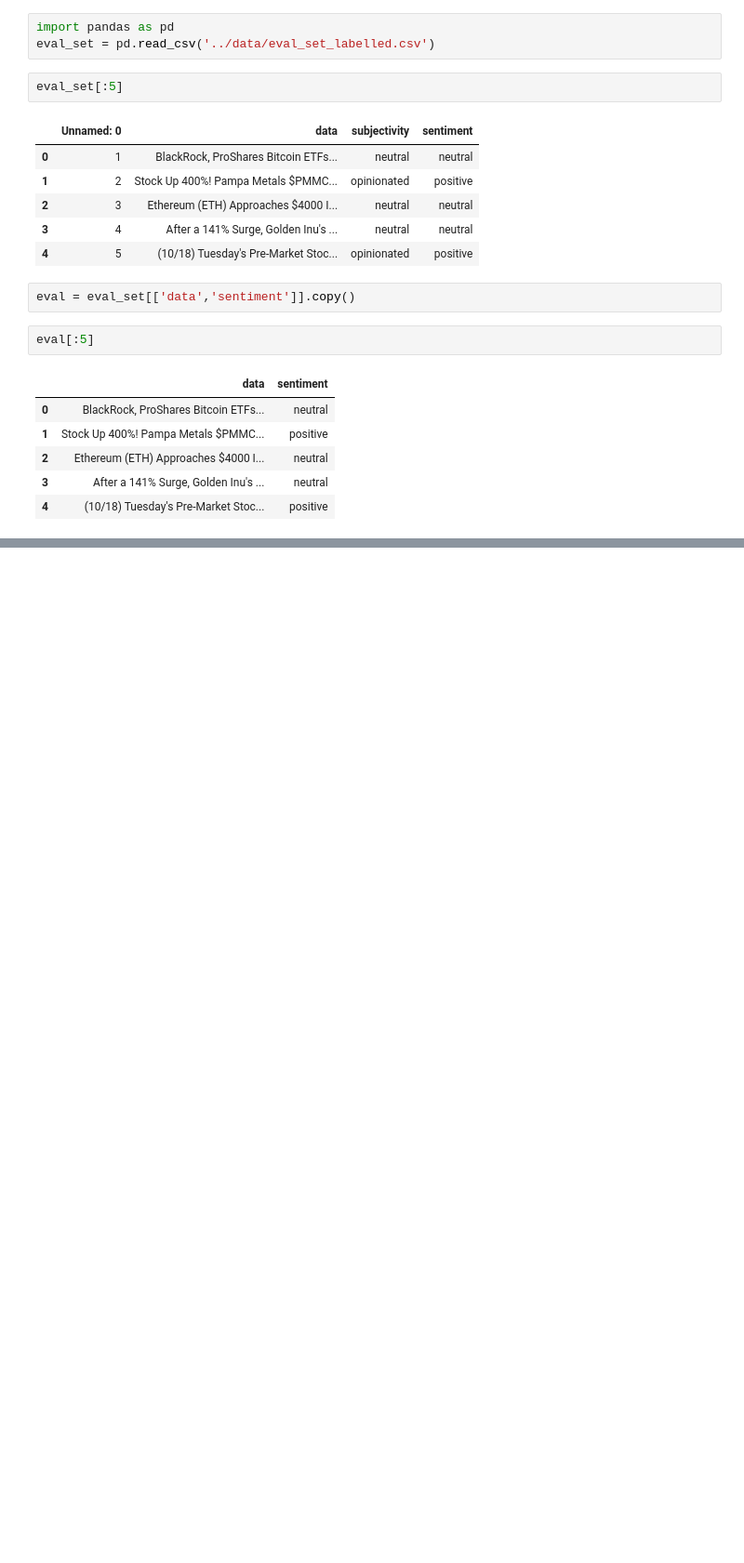
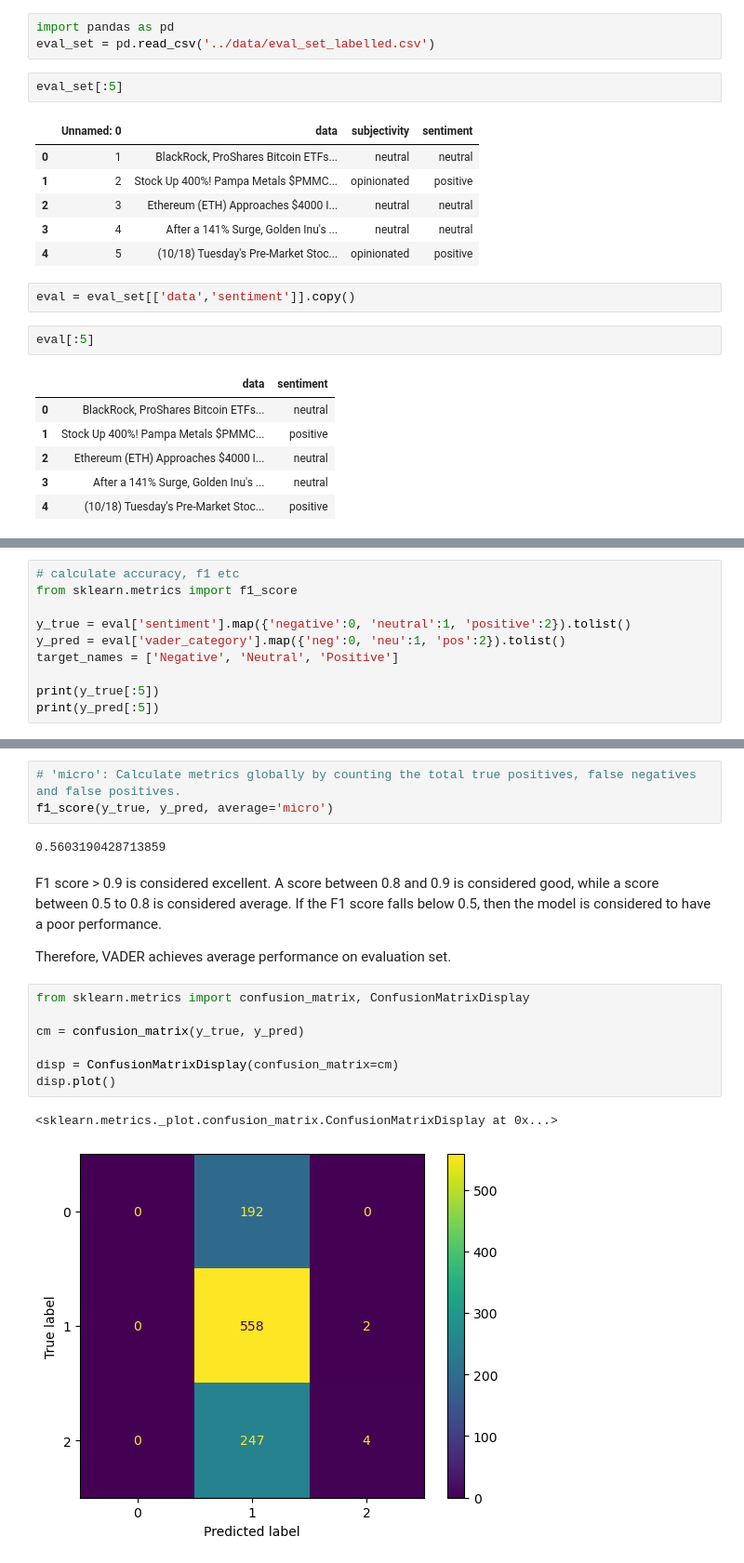
Before and after one commit to IngaleOmkar/Information-Retrieval, a Jupyter notebook: classification/classification.ipynb, the cells around one changed output, grey strips where cells are left out. Shown at 93% size. Drawn from its saved outputs; the diff is of its cells as text; blank space fills up the shorter version.

Commit message:
added accuracy metrics

```diff
--- a/classification/classification.ipynb
+++ b/classification/classification.ipynb
@@ -262,0 +272,10 @@ neu 0.883
+# %%
+# calculate accuracy, f1 etc
+from sklearn.metrics import f1_score
+
+y_true = eval['sentiment'].map({'negative':0, 'neutral':1, 'positive':2}).tolist()
+y_pred = eval['vader_category'].map({'neg':0, 'neu':1, 'pos':2}).tolist()
+target_names = ['Negative', 'Neutral', 'Positive']
+
+print(y_true[:5])
+print(y_pred[:5])
@@ -262,0 +298,19 @@ neu 0.883
+# %%
+# 'micro': Calculate metrics globally by counting the total true positives, false negatives and false positives.
+f1_score(y_true, y_pred, average='micro')
+# %% [output]
+0.5603190428713859
+# %% [markdown]
+F1 score > 0.9 is considered excellent. A score between 0.8 and 0.9 is considered good, while a score between 0.5 to 0.8 is considered average. If the F1 score falls below 0.5, then the model is considered to have a poor performance.
+
+Therefore, VADER achieves average performance on evaluation set.
+# %%
+from sklearn.metrics import confusion_matrix, ConfusionMatrixDisplay
+
+cm = confusion_matrix(y_true, y_pred)
+
+disp = ConfusionMatrixDisplay(confusion_matrix=cm)
+disp.plot()
+# %% [output]
+<sklearn.metrics._plot.confusion_matrix.ConfusionMatrixDisplay at 0x...>
+[figure, added]
```
Also changed, not shown: parts of 13 cells of this notebook, 1 other file.
